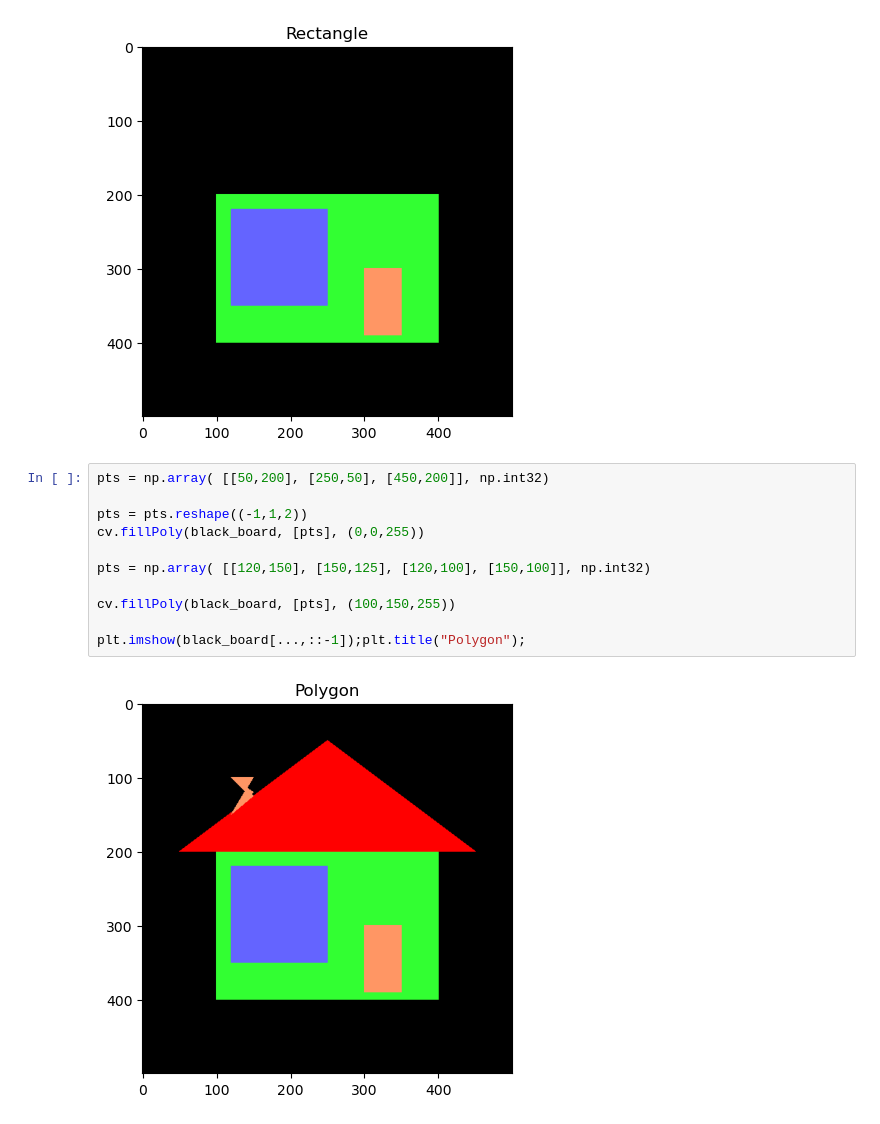
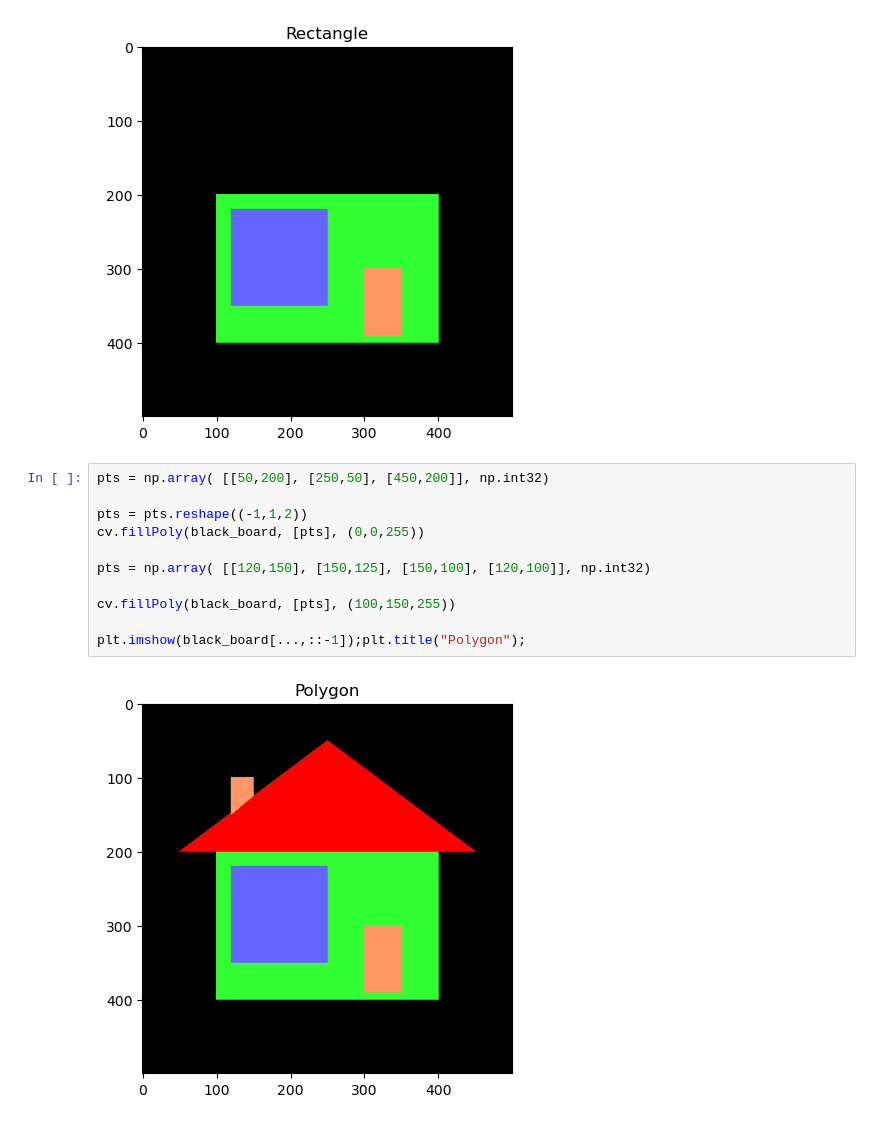
Before and after one commit to Abtinz/Computer-Vision-OpenCV-Yolo, a Jupyter notebook: OpenCV/image processing/shapes and vocabs/homework.ipynb, the cells around one changed output. Saved outputs shown, nothing was run; the diff lists cells and outputs as text.

Commit message:
new projct new image!

```diff
--- a/OpenCV/image processing/shapes and vocabs/homework.ipynb
+++ b/OpenCV/image processing/shapes and vocabs/homework.ipynb
@@ -20,13 +20,13 @@ plt.imshow(black_board[...,::-1]); plt.title("Rectangle");
 # %%
 pts = np.array( [[50,200], [250,50], [450,200]], np.int32)
 
 pts = pts.reshape((-1,1,2))
 cv.fillPoly(black_board, [pts], (0,0,255))
 
-pts = np.array( [[120,150], [150,125], [120,100], [150,100]], np.int32)
+pts = np.array( [[120,150], [150,125], [150,100], [120,100]], np.int32)
 
 cv.fillPoly(black_board, [pts], (100,150,255))
 
 plt.imshow(black_board[...,::-1]);plt.title("Polygon");
 # %% [output]
-[figure, old version]
+[figure, new version]
```
Also changed, not shown: 3 other files.
